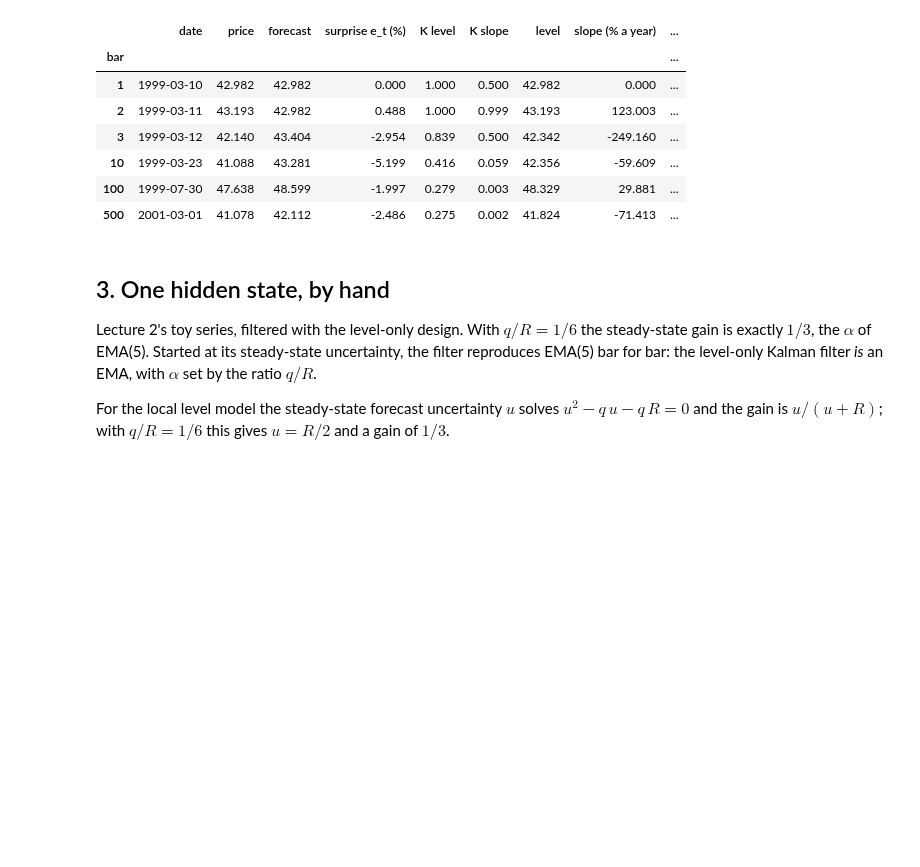
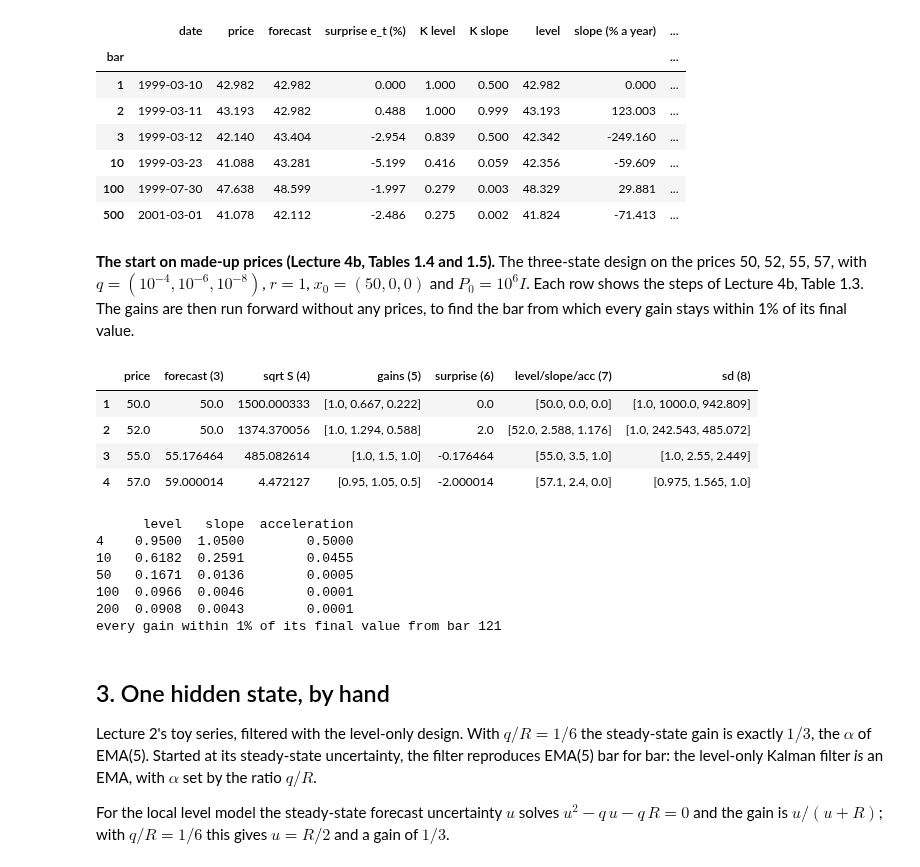
Before and after one commit to MaxGnesi/systematic-trading-notes, a Jupyter notebook: lectures/04-tracking-hidden-states/04_tracking_hidden_states.ipynb, the cells around one changed output. Saved outputs shown, nothing was run; the diff lists cells and outputs as text; code cells hidden in the pictures; blank space fills up the shorter version.

Commit message:
Notebook 04: toy start example reproducing Lecture 4b Tables 1.4 and 1.5; stability bar corrected to 121
Co-Authored-By: Claude Opus 5.5 <noreply@anthropic.com>

```diff
--- a/lectures/04-tracking-hidden-states/04_tracking_hidden_states.ipynb
+++ b/lectures/04-tracking-hidden-states/04_tracking_hidden_states.ipynb
@@ -193,6 +193,53 @@ Start:  x_0 = [3.760788, 0.0]   P_0 = I
 | 10 | 1999-03-23 | 41.088 | 43.281 | -5.199 | 0.416 | 0.059 | 42.356 | -59.609 | ... |
 | 100 | 1999-07-30 | 47.638 | 48.599 | -1.997 | 0.279 | 0.003 | 48.329 | 29.881 | ... |
 | 500 | 2001-03-01 | 41.078 | 42.112 | -2.486 | 0.275 | 0.002 | 41.824 | -71.413 | ... |
+# %% [markdown]
+**The start on made-up prices (Lecture 4b, Tables 1.4 and 1.5).** The three-state design on the prices
+50, 52, 55, 57, with $q = (10^{-4}, 10^{-6}, 10^{-8})$, $r = 1$, $x_0 = (50, 0, 0)$ and $P_0 = 10^6 I$. Each row
+shows the steps of Lecture 4b, Table 1.3. The gains are then run forward without any prices, to find the bar
+from which every gain stays within 1% of its final value.
+# %%
+F3t, H3t = design(3)
+Q_toy, r_toy = np.diag([1e-4, 1e-6, 1e-8]), 1.0
+x_t, P_t = np.array([50.0, 0.0, 0.0]), np.eye(3) * 1e6
+rows = {}
+for bar, price in enumerate([50.0, 52.0, 55.0, 57.0], start=1):
+    x_pred = F3t @ x_t                                      # step 1
+    P_pred = F3t @ P_t @ F3t.T + Q_toy                      # step 2
+    y_hat = H3t @ x_pred                                    # step 3
+    S_toy = H3t @ P_pred @ H3t + r_toy                      # step 4
+    K_toy = P_pred @ H3t / S_toy                            # step 5
+    e_toy = price - y_hat                                   # step 6
+    x_t = x_pred + K_toy * e_toy                            # step 7
+    P_t = P_pred - np.outer(K_toy, H3t @ P_pred)            # step 8
+    rows[bar] = {"price": price, "forecast (3)": y_hat, "sqrt S (4)": np.sqrt(S_toy),
+                 "gains (5)": np.round(K_toy, 3).tolist(), "surprise (6)": e_toy,
+                 "level/slope/acc (7)": np.round(x_t, 3).tolist(), "sd (8)": np.round(np.sqrt(np.diag(P_t)), 3).tolist()}
+display(pd.DataFrame(rows).T)
+
+P_g, gains = np.eye(3) * 1e6, []
+for _ in range(5000):                                     # gains need no prices
+    P_pred = F3t @ P_g @ F3t.T + Q_toy
+    K_g = P_pred @ H3t / (H3t @ P_pred @ H3t + r_toy)
+    P_g = P_pred - np.outer(K_g, H3t @ P_pred)
+    gains.append(K_g)
+gains = np.array(gains)
+print(pd.DataFrame(gains[[3, 9, 49, 99, 199]], index=[4, 10, 50, 100, 200], columns=["level", "slope", "acceleration"]).round(4))
+settled = max(int(np.where(np.abs(gains[:, i] - gains[-1, i]) > 0.01 * gains[-1, i])[0][-1]) + 2 for i in range(3))
+print(f"every gain within 1% of its final value from bar {settled}")
+# %% [output]
+|  | price | forecast (3) | sqrt S (4) | gains (5) | surprise (6) | level/slope/acc (7) | sd (8) |
+| 1 | 50.0 | 50.0 | 1500.000333 | [1.0, 0.667, 0.222] | 0.0 | [50.0, 0.0, 0.0] | [1.0, 1000.0, 942.809] |
+| 2 | 52.0 | 50.0 | 1374.370056 | [1.0, 1.294, 0.588] | 2.0 | [52.0, 2.588, 1.176] | [1.0, 242.543, 485.072] |
+| 3 | 55.0 | 55.176464 | 485.082614 | [1.0, 1.5, 1.0] | -0.176464 | [55.0, 3.5, 1.0] | [1.0, 2.55, 2.449] |
+| 4 | 57.0 | 59.000014 | 4.472127 | [0.95, 1.05, 0.5] | -2.000014 | [57.1, 2.4, 0.0] | [0.975, 1.565, 1.0] |
+      level   slope  acceleration
+4    0.9500  1.0500        0.5000
+10   0.6182  0.2591        0.0455
+50   0.1671  0.0136        0.0005
+100  0.0966  0.0046        0.0001
+200  0.0908  0.0043        0.0001
+every gain within 1% of its final value from bar 121
 # %% [markdown]
 ## 3. One hidden state, by hand
 
```
Also changed, not shown: 1 other file.
